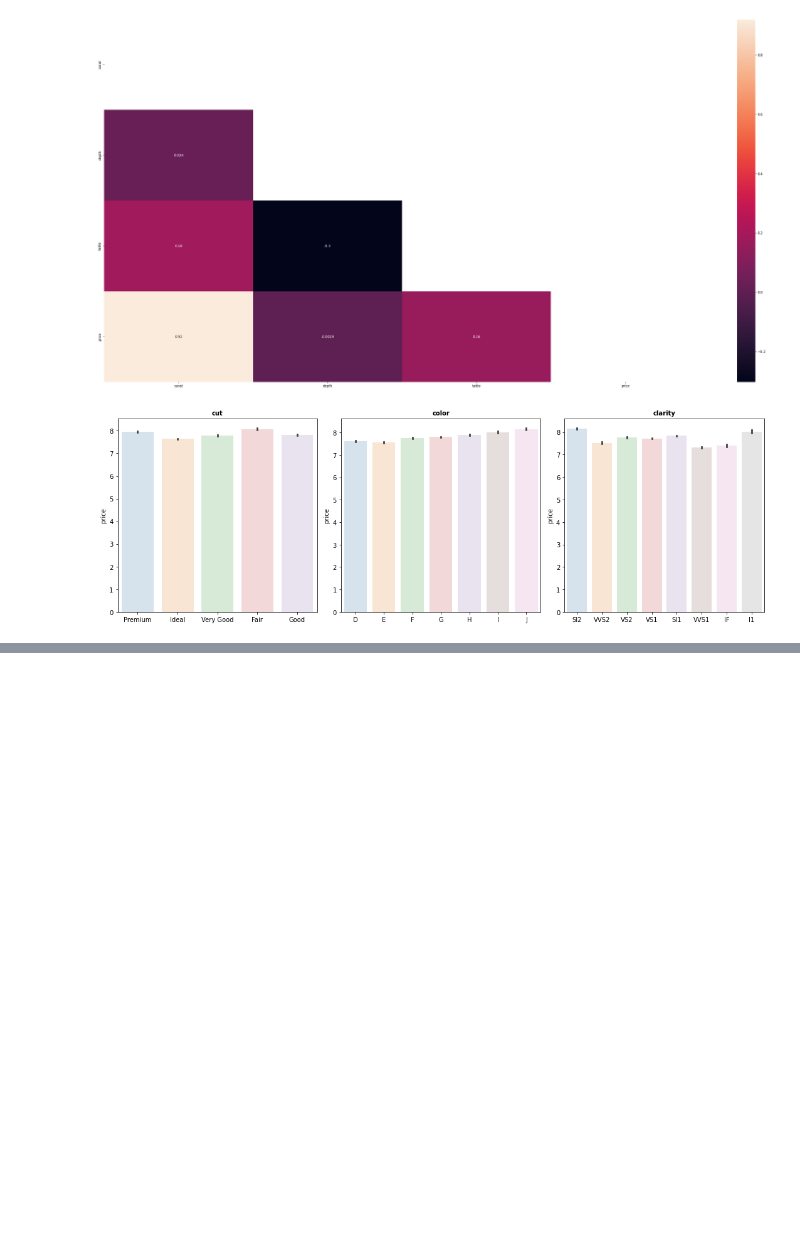
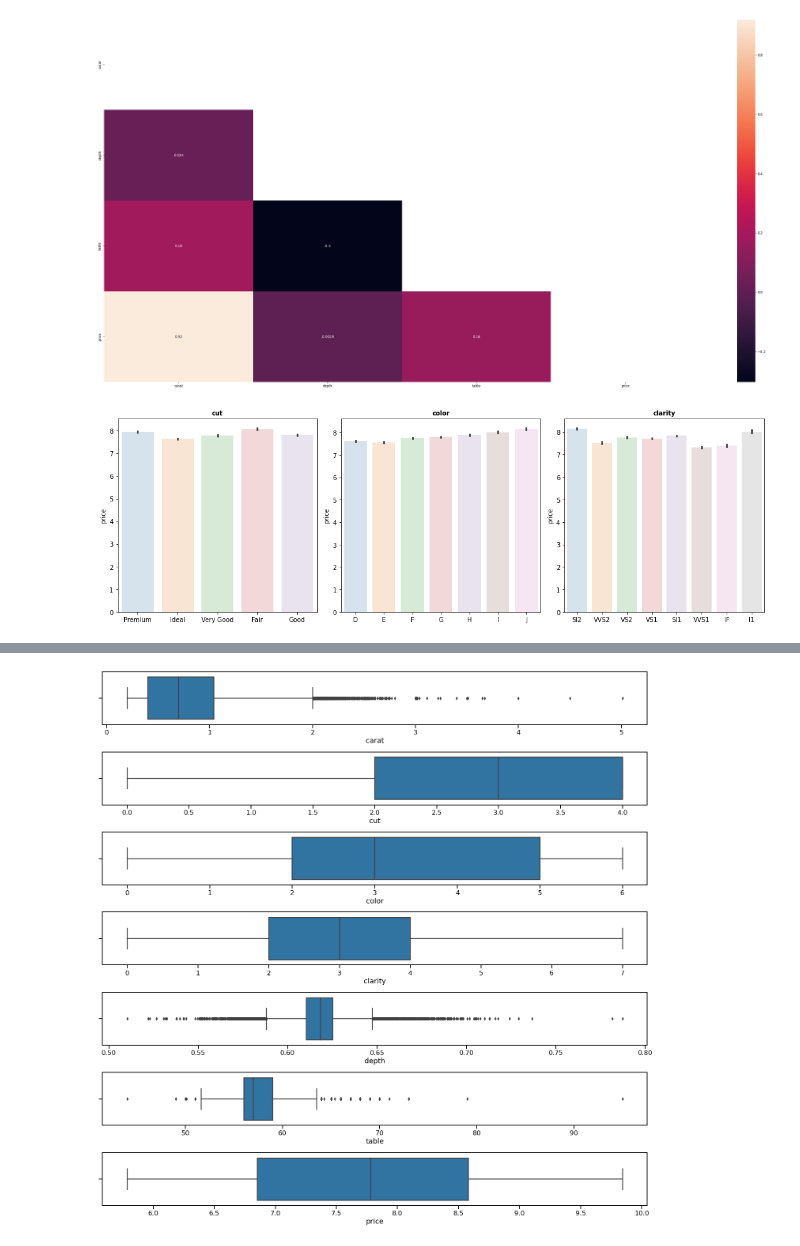
Before and after one commit to Origamologo/Kaggle_competition, a Jupyter notebook: main.ipynb, the cells around one changed output, grey strips where cells are left out. Saved outputs shown, nothing was run; the diff lists cells and outputs as text; code cells hidden in the pictures; blank space fills up the shorter version.

```diff
--- a/main.ipynb
+++ b/main.ipynb
@@ -154,0 +183,11 @@ save_scaler(scaler,filename="standard_scaler.pkl")
+# %%
+train = pd.read_csv('data/encodings/train_enc.csv')
+# %%
+fig, ax = plt.subplots(7, 1, figsize=(20,20))
+
+for i in range(len(train.columns)):
+    sns.boxplot(x=train.columns[i], data=train, ax=ax[i])
+plt.tight_layout()
+plt.show()
+# %% [output]
+[figure, added]
```
Also changed, not shown: parts of 10 cells of this notebook, 45 other files.
